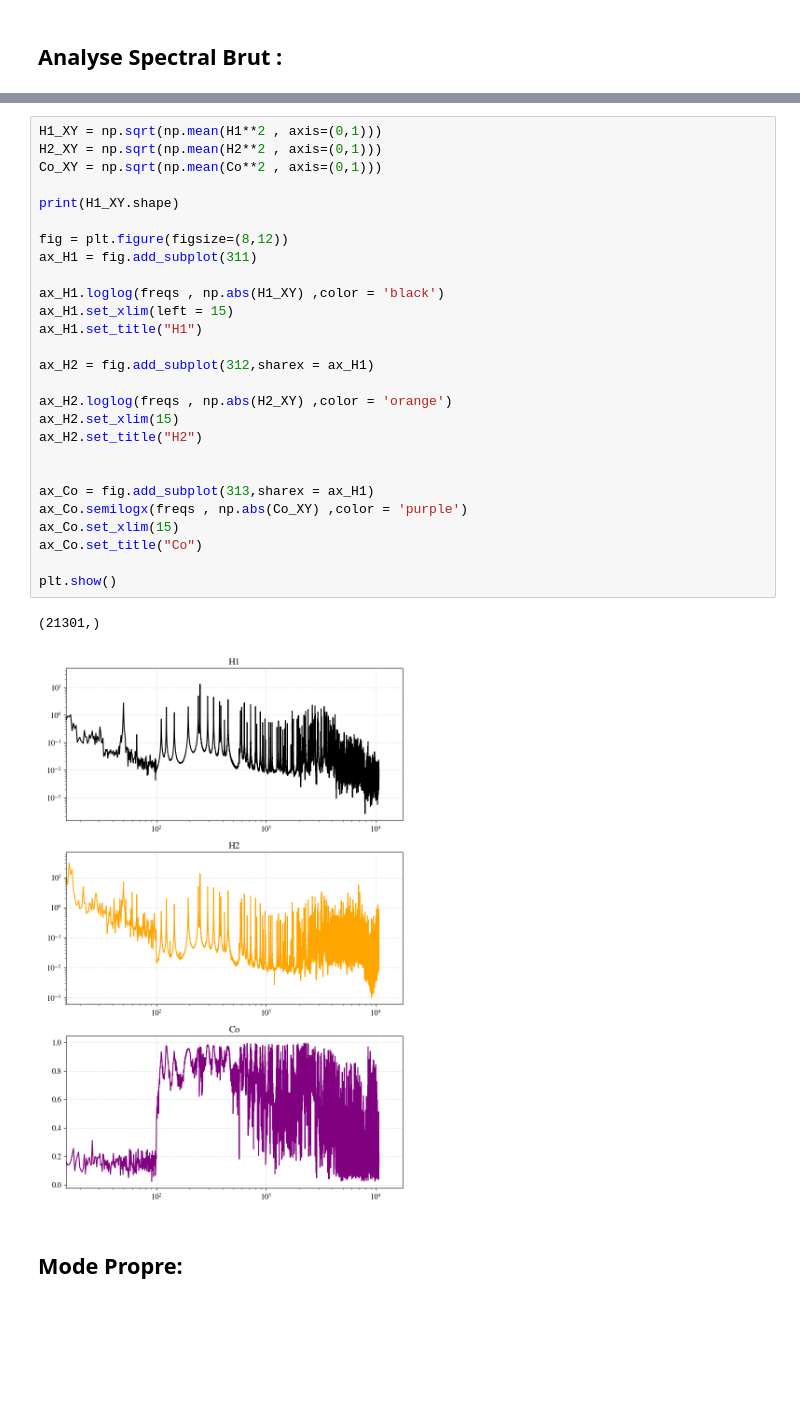
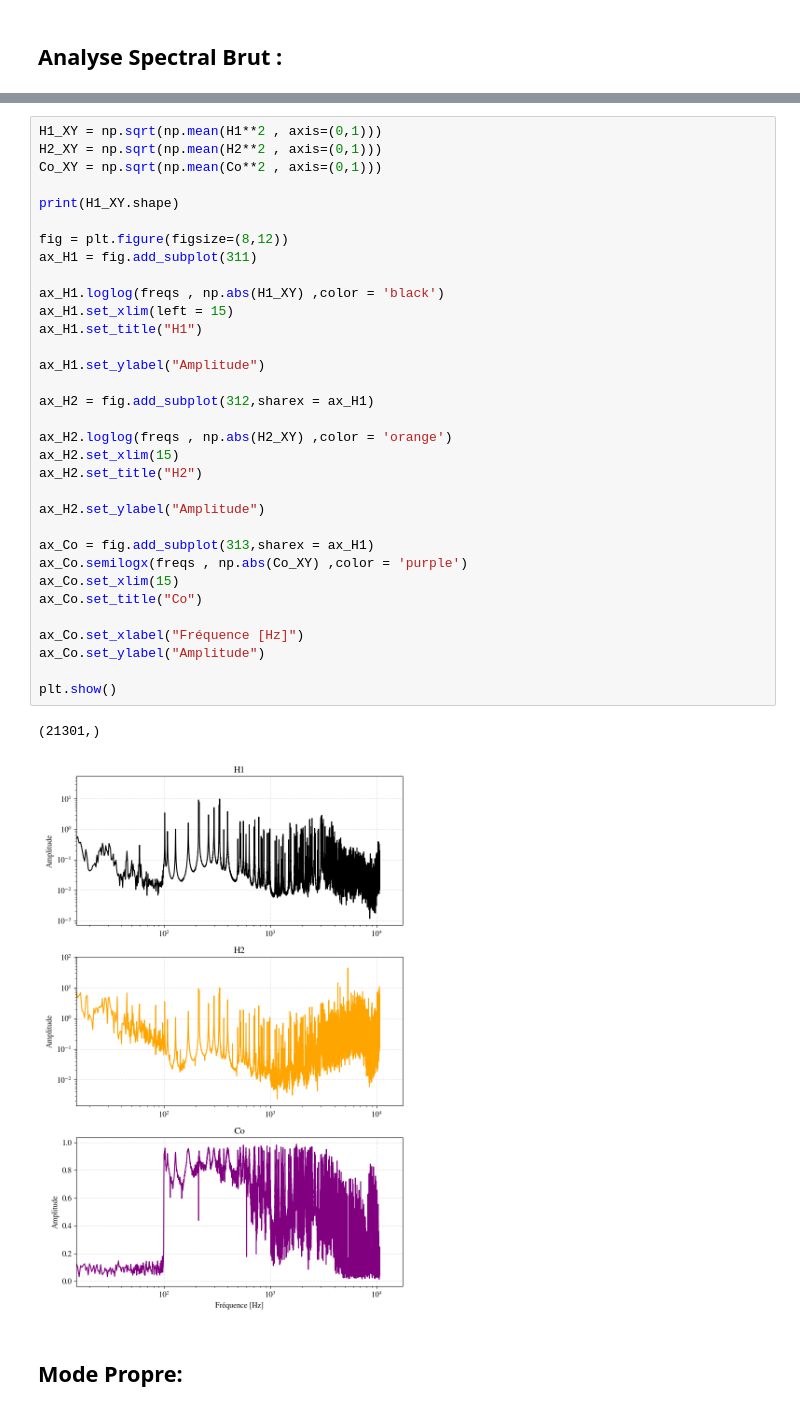
Before and after one commit to Oxineo/Laser_vibrometer_with_6_axes_robot, a Jupyter notebook: Signal_processing/process_reshape.ipynb, the cells around one changed output, grey strips where cells are left out. Cells and saved outputs as stored; diff of their text form; blank space fills up the shorter version.

```diff
--- a/Signal_processing/process_reshape.ipynb
+++ b/Signal_processing/process_reshape.ipynb
@@ -171,33 +186,39 @@ del H1_1010 , H2_1010
 # %%
 H1_XY = np.sqrt(np.mean(H1**2 , axis=(0,1)))
 H2_XY = np.sqrt(np.mean(H2**2 , axis=(0,1)))
 Co_XY = np.sqrt(np.mean(Co**2 , axis=(0,1)))
 
 print(H1_XY.shape)
 
 fig = plt.figure(figsize=(8,12))
 ax_H1 = fig.add_subplot(311)
 
 ax_H1.loglog(freqs , np.abs(H1_XY) ,color = 'black')
 ax_H1.set_xlim(left = 15)
 ax_H1.set_title("H1")
 
+ax_H1.set_ylabel("Amplitude")
+
 ax_H2 = fig.add_subplot(312,sharex = ax_H1)
 
 ax_H2.loglog(freqs , np.abs(H2_XY) ,color = 'orange')
 ax_H2.set_xlim(15)
 ax_H2.set_title("H2")
 
+ax_H2.set_ylabel("Amplitude")
 
 ax_Co = fig.add_subplot(313,sharex = ax_H1)
 ax_Co.semilogx(freqs , np.abs(Co_XY) ,color = 'purple')
 ax_Co.set_xlim(15)
 ax_Co.set_title("Co")
 
+ax_Co.set_xlabel("Fréquence [Hz]")
+ax_Co.set_ylabel("Amplitude")
+
 plt.show()
 # %% [output]
 (21301,)
-[figure, old version]
+[figure, new version]
 # %% [markdown]
 Mode Propre:
 ---
```
Also changed, not shown: parts of 9 cells of this notebook, 3 other files.
